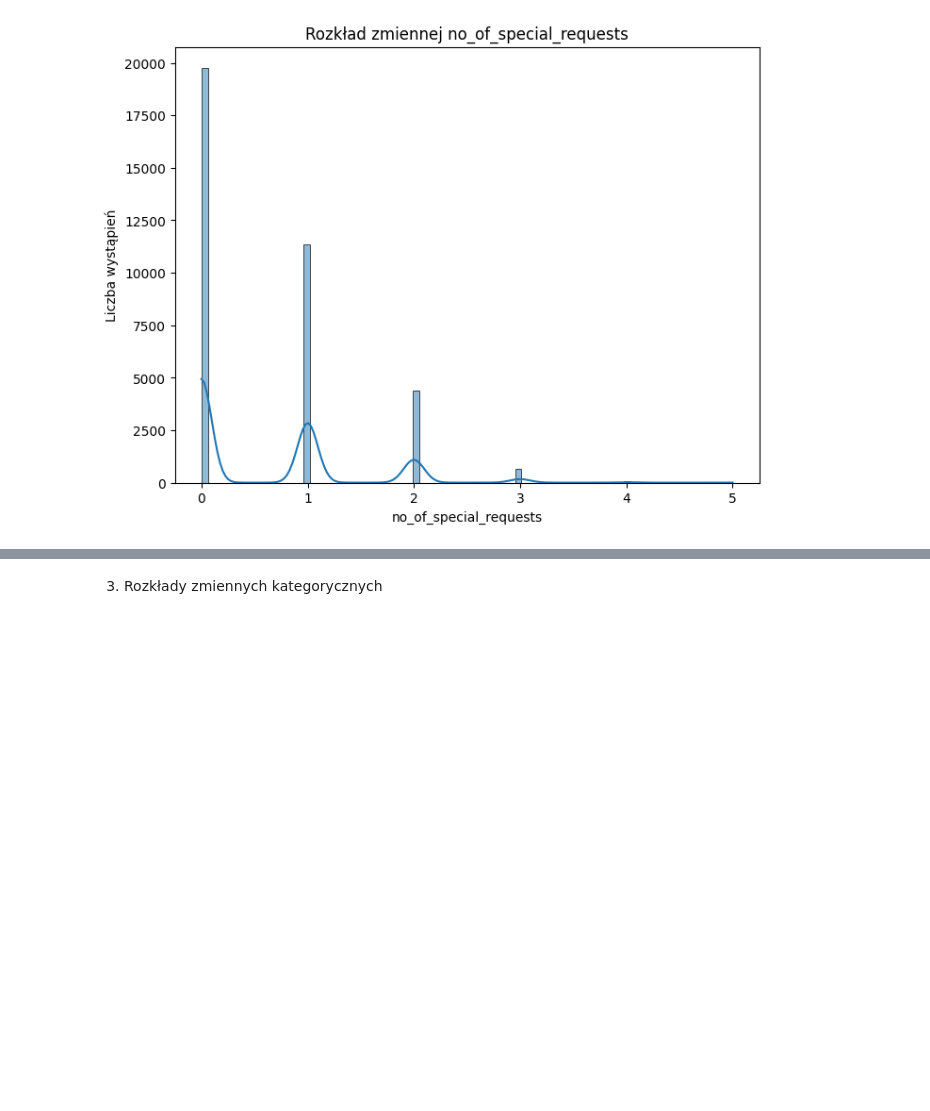
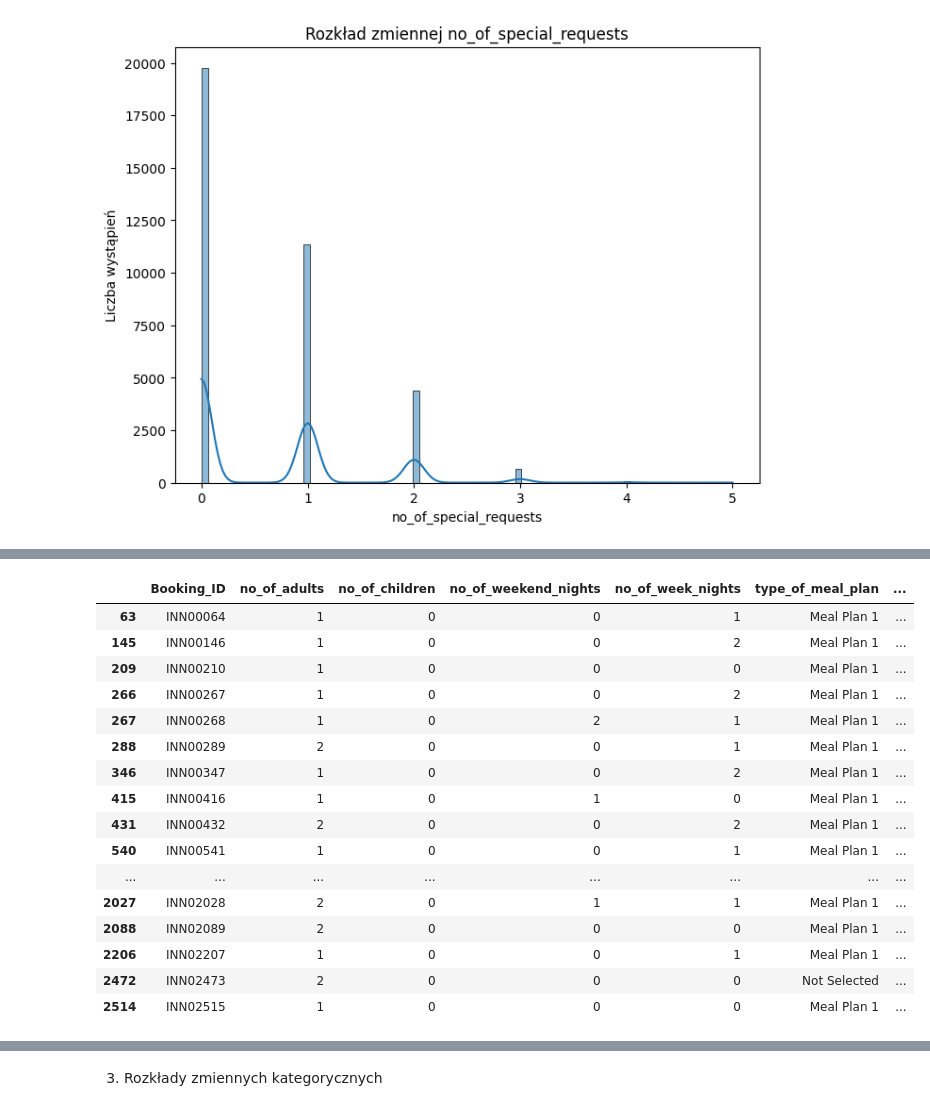
Before and after one commit to KsaweryKomasara/Projekt_KNDS, a Jupyter notebook: Nootebooks/main.ipynb, the cells around one changed output, grey strips where cells are left out. Cells and saved outputs as stored; diff of their text form; code cells hidden in the pictures; blank space fills up the shorter version.

Commit message:
Avg price per room

```diff
--- a/Nootebooks/main.ipynb
+++ b/Nootebooks/main.ipynb
@@ -82,0 +87,21 @@ dataAnalysis.plotHist(data)
+# %%
+pd.set_option('display.max_rows', None)
+data[data["avg_price_per_room"] == 0].head(40)
+# %% [output]
+|  | Booking_ID | no_of_adults | no_of_children | no_of_weekend_nights | no_of_week_nights | type_of_meal_plan | ... |
+| 63 | INN00064 | 1 | 0 | 0 | 1 | Meal Plan 1 | ... |
+| 145 | INN00146 | 1 | 0 | 0 | 2 | Meal Plan 1 | ... |
+| 209 | INN00210 | 1 | 0 | 0 | 0 | Meal Plan 1 | ... |
+| 266 | INN00267 | 1 | 0 | 0 | 2 | Meal Plan 1 | ... |
+| 267 | INN00268 | 1 | 0 | 2 | 1 | Meal Plan 1 | ... |
+| 288 | INN00289 | 2 | 0 | 0 | 1 | Meal Plan 1 | ... |
+| 346 | INN00347 | 1 | 0 | 0 | 2 | Meal Plan 1 | ... |
+| 415 | INN00416 | 1 | 0 | 1 | 0 | Meal Plan 1 | ... |
+| 431 | INN00432 | 2 | 0 | 0 | 2 | Meal Plan 1 | ... |
+| 540 | INN00541 | 1 | 0 | 0 | 1 | Meal Plan 1 | ... |
+| ... | ... | ... | ... | ... | ... | ... | ... |
+| 2027 | INN02028 | 2 | 0 | 1 | 1 | Meal Plan 1 | ... |
+| 2088 | INN02089 | 2 | 0 | 0 | 0 | Meal Plan 1 | ... |
+| 2206 | INN02207 | 1 | 0 | 0 | 1 | Meal Plan 1 | ... |
+| 2472 | INN02473 | 2 | 0 | 0 | 0 | Not Selected | ... |
+| 2514 | INN02515 | 1 | 0 | 0 | 0 | Meal Plan 1 | ... |
```
Also changed, not shown: parts of 2 cells of this notebook, 1 other file.
